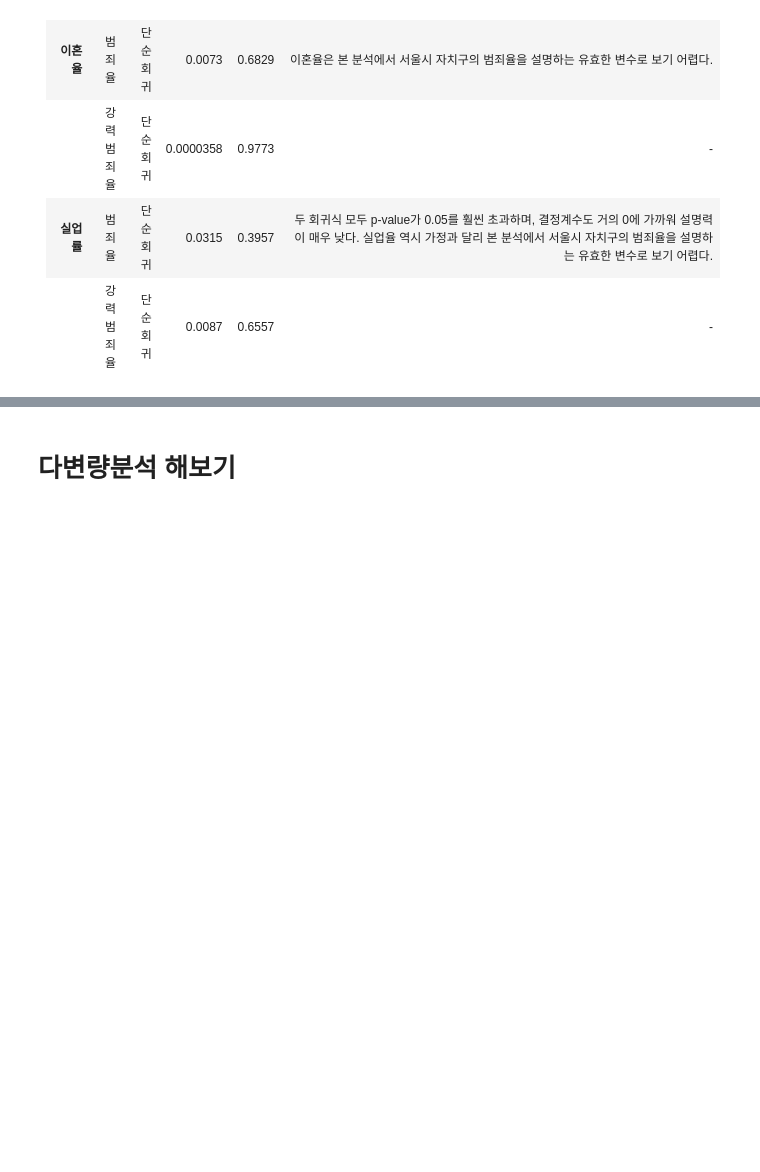
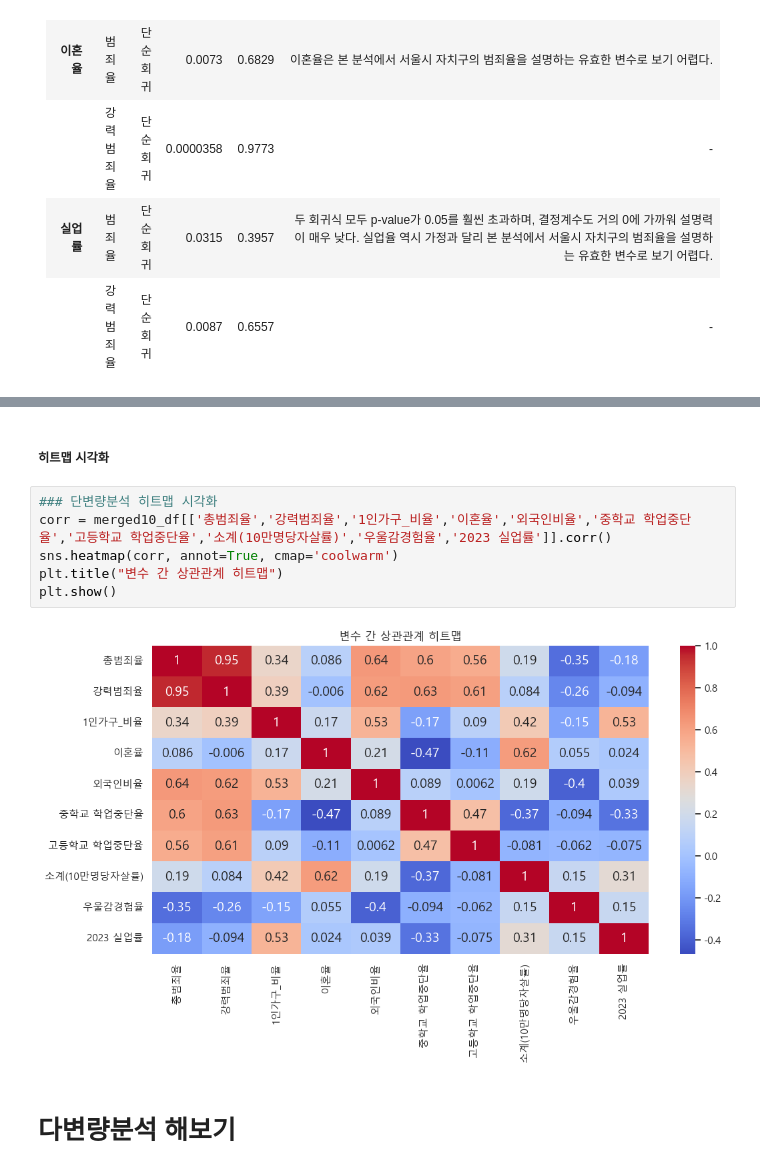
Before and after one commit to CityCrimeResearch/MidProject, a Jupyter notebook: members/조준혁/notebook/EDA.ipynb, the cells around one changed output, grey strips where cells are left out. Cells and saved outputs as stored; diff of their text form; blank space fills up the shorter version.

```diff
--- a/members/조준혁/notebook/EDA.ipynb
+++ b/members/조준혁/notebook/EDA.ipynb
@@ -483,3 +526,13 @@ p-value도 매우 높아 범죄와의 직접적인 관련성이 없는 것 같
+# %% [markdown]
+##### 히트맵 시각화
+# %%
+### 단변량분석 히트맵 시각화
+corr = merged10_df[['총범죄율','강력범죄율','1인가구_비율','이혼율','외국인비율','중학교 학업중단율','고등학교 학업중단율','소계(10만명당자살률)','우울감경험율','2023 실업률']].corr()
+sns.heatmap(corr, annot=True, cmap='coolwarm')
+plt.title("변수 간 상관관계 히트맵")
+plt.show()
+# %% [output]
+[figure, added]
 # %% [markdown]
 # 다변량분석 해보기
 # %%
```
Also changed, not shown: parts of 12 cells of this notebook.
